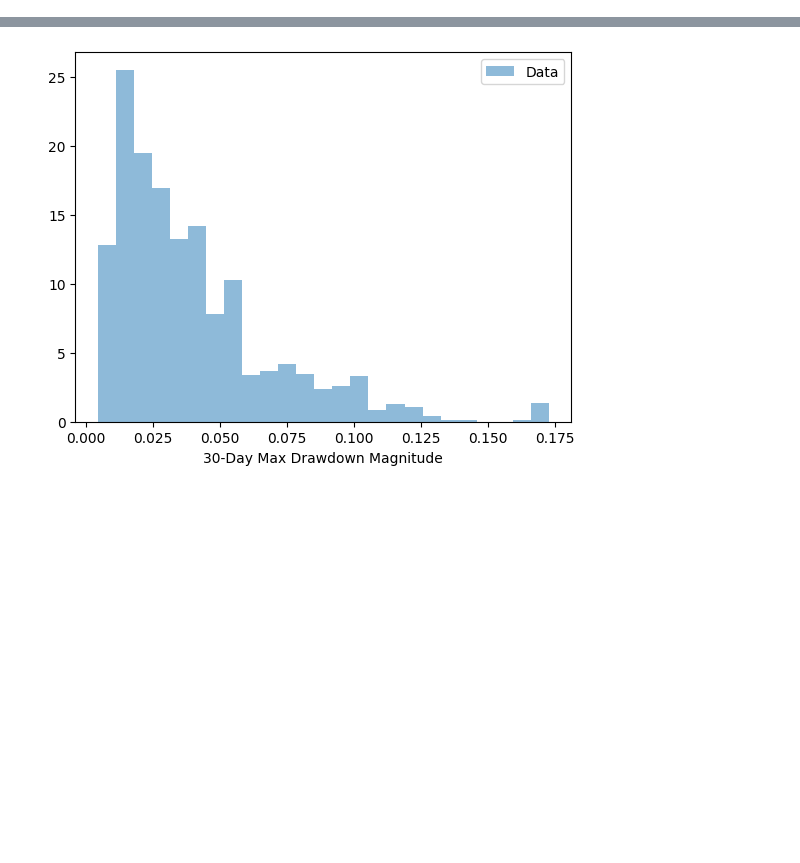
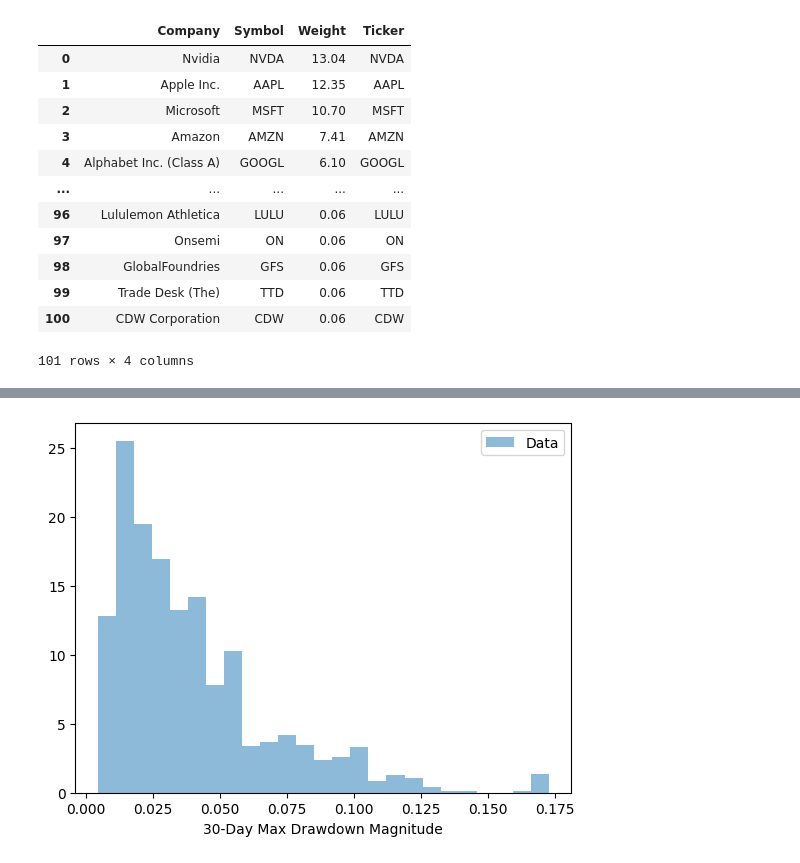
Before and after one commit to cja119/options_wizard, a Jupyter notebook: notebooks/.ipynb, the cells around one changed output, grey strips where cells are left out. Saved outputs shown, nothing was run; the diff lists cells and outputs as text; code cells hidden in the pictures; blank space fills up the shorter version.

```diff
--- a/notebooks/.ipynb
+++ b/notebooks/.ipynb
@@ -0,0 +1,16 @@
+# %%
+df
+# %% [output]
+|  | Company | Symbol | Weight | Ticker |
+| 0 | Nvidia | NVDA | 13.04 | NVDA |
+| 1 | Apple Inc. | AAPL | 12.35 | AAPL |
+| 2 | Microsoft | MSFT | 10.70 | MSFT |
+| 3 | Amazon | AMZN | 7.41 | AMZN |
+| 4 | Alphabet Inc. (Class A) | GOOGL | 6.10 | GOOGL |
+| ... | ... | ... | ... | ... |
+| 96 | Lululemon Athletica | LULU | 0.06 | LULU |
+| 97 | Onsemi | ON | 0.06 | ON |
+| 98 | GlobalFoundries | GFS | 0.06 | GFS |
+| 99 | Trade Desk (The) | TTD | 0.06 | TTD |
+| 100 | CDW Corporation | CDW | 0.06 | CDW |
+101 rows × 4 columns
```
Also changed, not shown: parts of 3 cells of this notebook, 12 other files.
